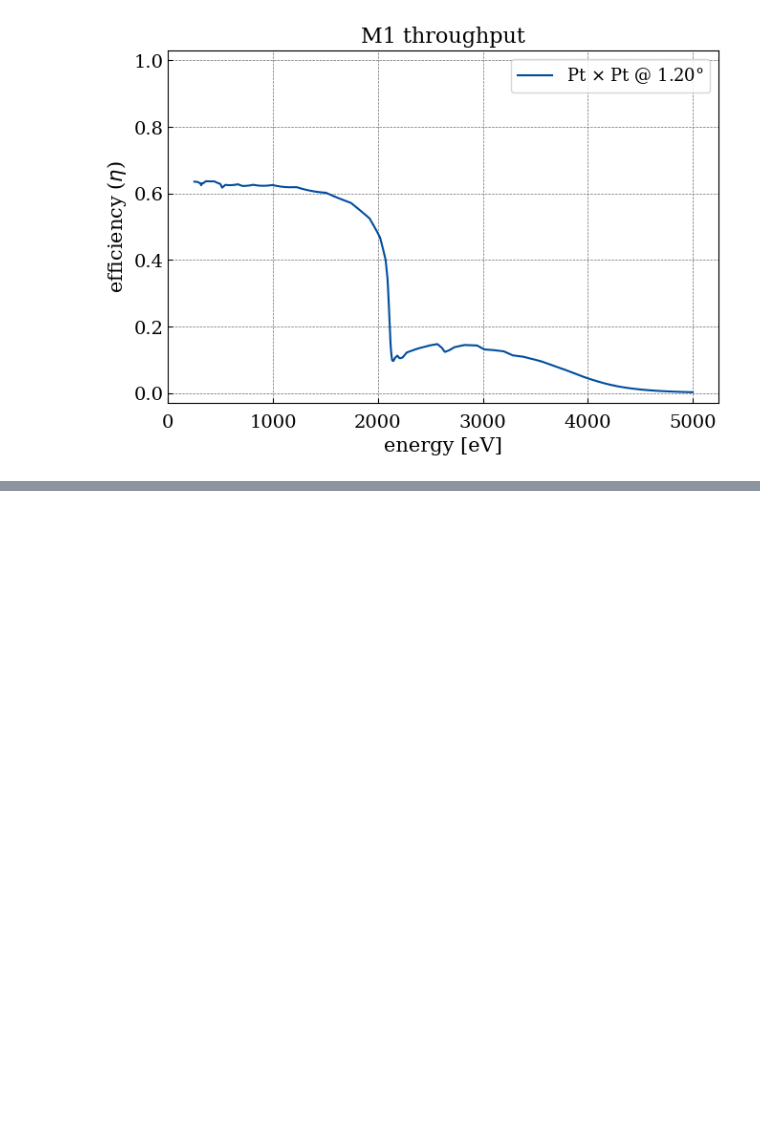
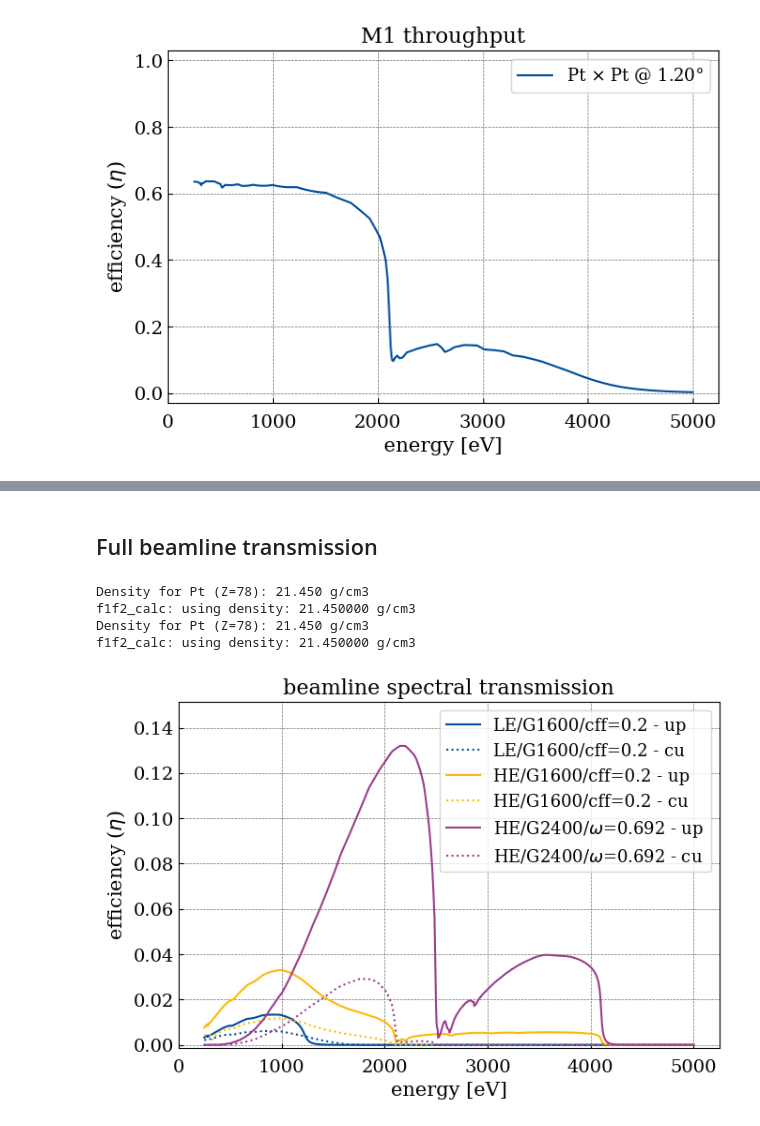
Before and after one commit to barc4/soleil_deimos, a Jupyter notebook: workspaces/Deimos_spectral_transmission.ipynb, the cells around one changed output, grey strips where cells are left out. Saved outputs shown, nothing was run; the diff lists cells and outputs as text; code cells hidden in the pictures; blank space fills up the shorter version.

```diff
--- a/workspaces/Deimos_spectral_transmission.ipynb
+++ b/workspaces/Deimos_spectral_transmission.ipynb
@@ -372,0 +460,26 @@ fig.info_1d_plot(3, 'HE/G2400/$\omega$=0.692').plot_1d(enable=True, hold=True)
+# %% [markdown]
+## Full beamline transmission
+# %%
+Wolter = reflectivity_curve("Pt", -1, 1.2, ei, ef, ne)
+Wolter_up = reflectivity_curve("Pt", -1, theta, ei, ef, ne)
+
+fig = PlotManager()
+fig.image, fig.x = LEG1600_up*Wolter["reflectivity"]*Wolter["reflectivity"], energy
+fig.additional_info("beamline spectral transmission", "energy [eV]", "efficiency ($\eta$)", xmin=e0, xmax=ef+(ei-e0), ymin=-0.0015, ymax=0.1515).aesthetics(LaTex=True, grid=True)
+fig.info_1d_plot(0, 'LE/G1600/cff=0.2 - up').plot_1d(enable=False)
+fig.image = LEG1600_cu*Wolter["reflectivity"]*Wolter["reflectivity"]
+fig.info_1d_plot(0, 'LE/G1600/cff=0.2 - cu', LineStyle=':').plot_1d(enable=False, hold=True)
+fig.image= HEG1600_up
+fig.info_1d_plot(1, 'HE/G1600/cff=0.2 - up', LineStyle='-').plot_1d(enable=False, hold=True)
+fig.image = HEG1600_cu
+fig.info_1d_plot(1, 'HE/G1600/cff=0.2 - cu', LineStyle=':').plot_1d(enable=False, hold=True)
+fig.image = HEG2400_up
+fig.info_1d_plot(3, 'HE/G2400/$\omega$=0.692 - up', LineStyle='-').plot_1d(enable=False, hold=True)
+fig.image = HEG2400_cu
+fig.info_1d_plot(3, 'HE/G2400/$\omega$=0.692 - cu', LineStyle=':').plot_1d(enable=True, hold=True)
+# %% [output]
+Density for Pt (Z=78): 21.450 g/cm3
+f1f2_calc: using density: 21.450000 g/cm3
+Density for Pt (Z=78): 21.450 g/cm3
+f1f2_calc: using density: 21.450000 g/cm3
+[figure, added]
```
Also changed, not shown: parts of 13 cells of this notebook, 1 other file.
